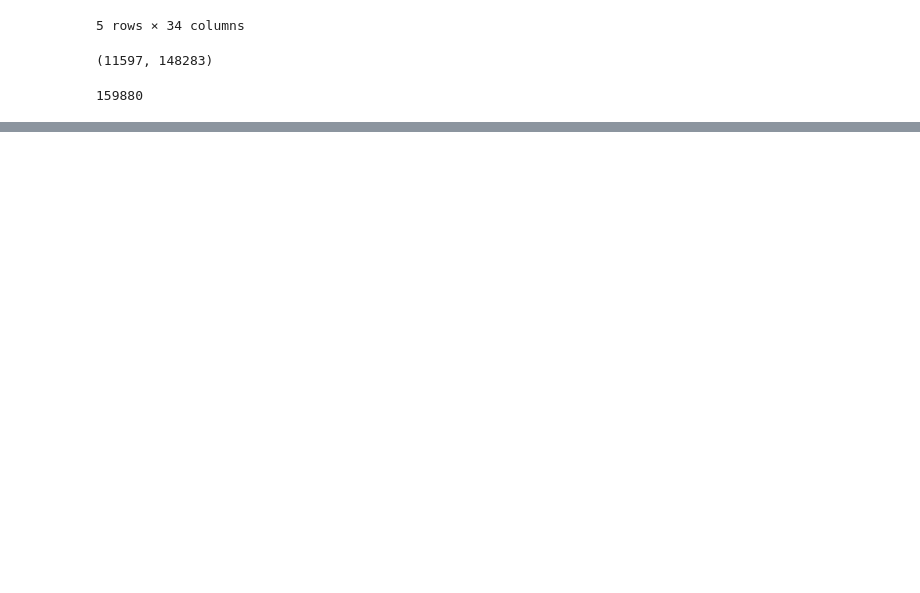
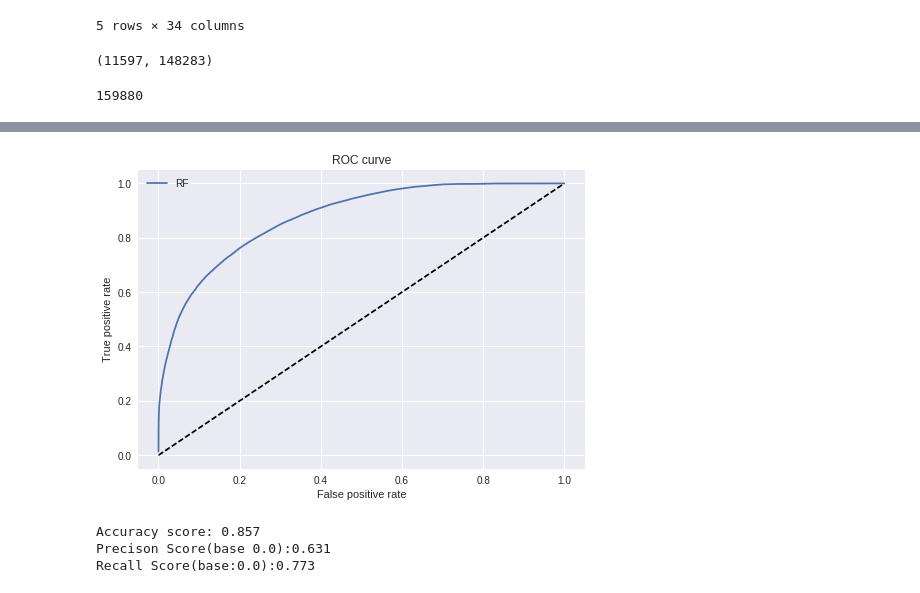
Before and after one commit to yitongl/DataScience, a Jupyter notebook: applied-machine-learning-with-python/Blight violation prediction.ipynb, the cells around one changed output, grey strips where cells are left out. Saved outputs shown, nothing was run; the diff lists cells and outputs as text; code cells hidden in the pictures; blank space fills up the shorter version.

Commit message:
Added plots

```diff
--- a/applied-machine-learning-with-python/Blight violation prediction.ipynb
+++ b/applied-machine-learning-with-python/Blight violation prediction.ipynb
@@ -260,0 +239,4 @@ array([ 0.32598853,  0.53910316,  0.3047148 ,  0.30973684,  0.62918293,
+# %%
+y_train_pred = clf.predict(X_train)
+y_pred_rf = clf.predict_proba(X_train)[:, 1]
+fpr_rf, tpr_rf, _ = roc_curve(y_train, y_pred_rf)
@@ -261 +248,21 @@ array([ 0.32598853,  0.53910316,  0.3047148 ,  0.30973684,  0.62918293,
+# %%
+plt.figure(1)
+plt.plot([0, 1], [0, 1], 'k--')
+plt.plot(fpr_rf, tpr_rf, label='RF')
+
+plt.xlabel('False positive rate')
+plt.ylabel('True positive rate')
+plt.title('ROC curve')
+plt.legend(loc='best')
+plt.show()
+
+print('Accuracy score: {:.3f} \nPrecison Score(base 0.0):{:.3f} \nRecall Score(base:0.0):{:.3f}'
+      .format(accuracy_score(y_train, y_train_pred),
+             precision_score(y_train, y_train_pred, average='macro'),
+             recall_score(y_train, y_train_pred, average='macro')))
+# %% [output]
+[figure, added]
+Accuracy score: 0.857
+Precison Score(base 0.0):0.631
+Recall Score(base:0.0):0.773
 # %%
```
Also changed, not shown: parts of 18 cells of this notebook.
